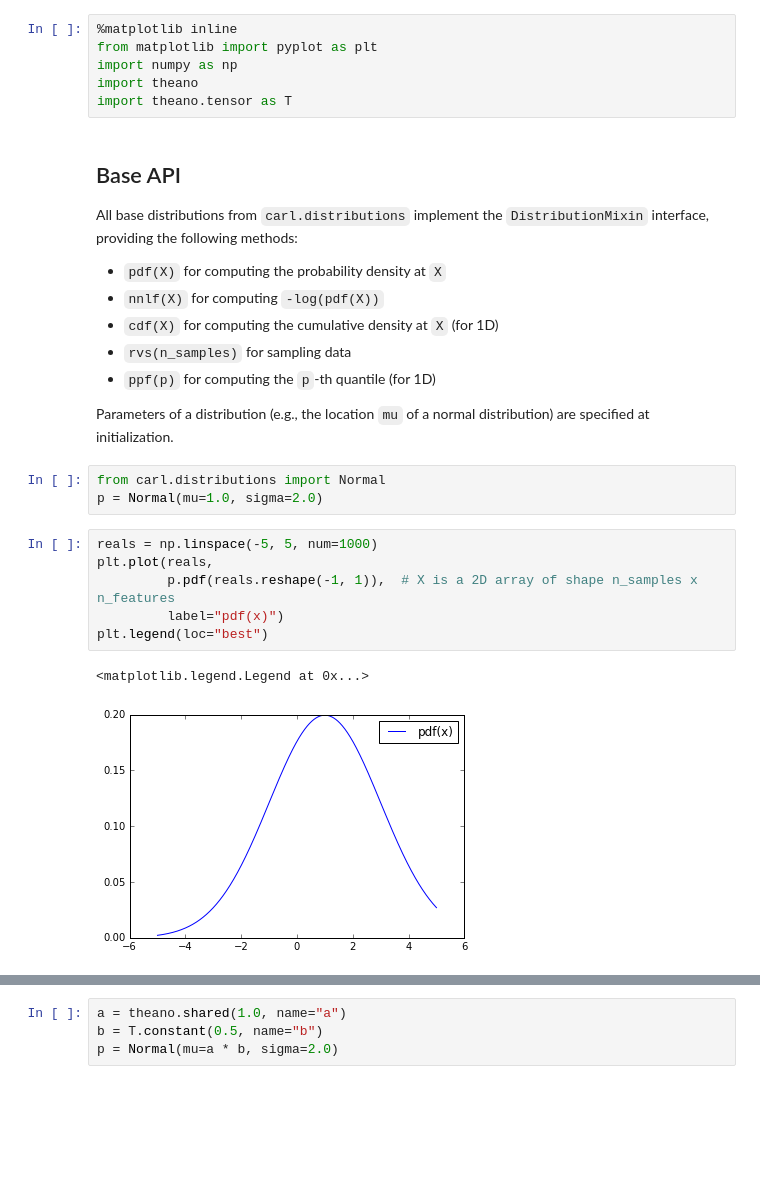
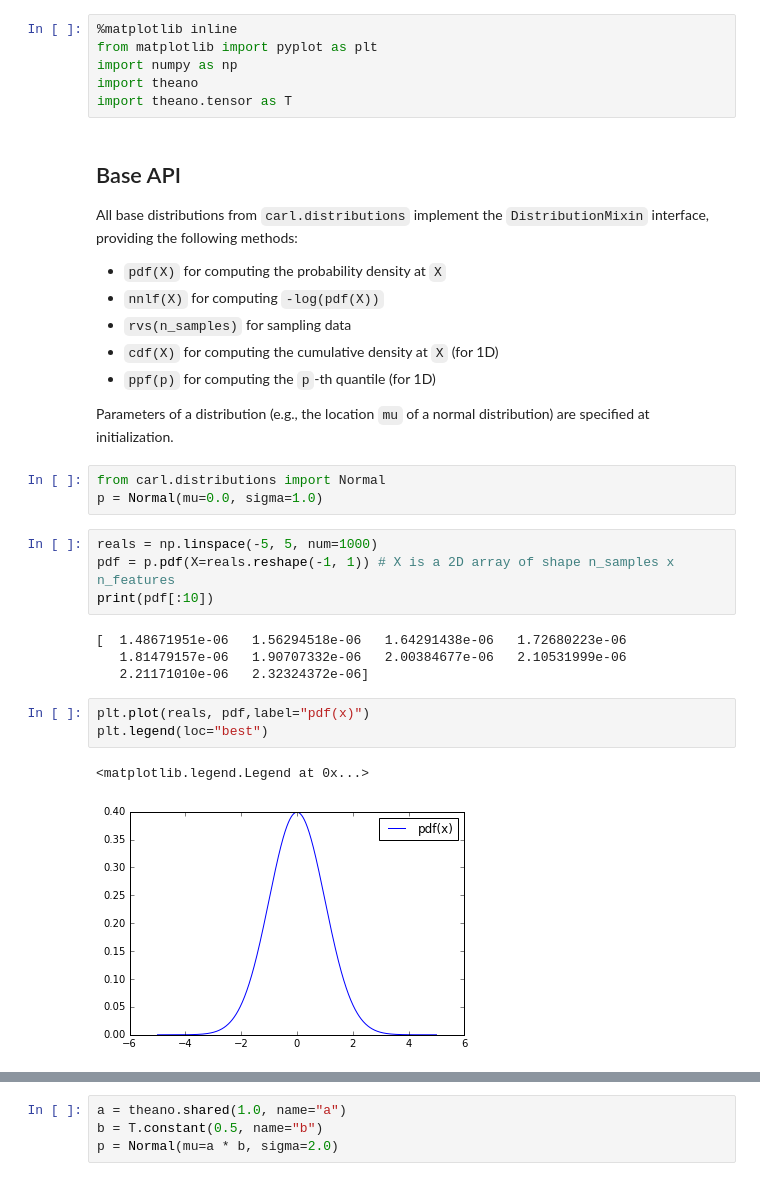
Before and after one commit to diana-hep/carl, a Jupyter notebook: examples/Composing and fitting distributions with Carl.ipynb, the cells around one changed output, grey strips where cells are left out. Cells and saved outputs as stored; diff of their text form; blank space fills up the shorter version.

```diff
--- a/examples/Composing and fitting distributions with Carl.ipynb
+++ b/examples/Composing and fitting distributions with Carl.ipynb
@@ -19,23 +19,28 @@ All base distributions from `carl.distributions` implement the `DistributionMixi
 
 - `pdf(X)` for computing the probability density at `X`
 - `nnlf(X)` for computing `-log(pdf(X))`
+- `rvs(n_samples)` for sampling data
 - `cdf(X)` for computing the cumulative density at `X` (for 1D)
-- `rvs(n_samples)` for sampling data
 - `ppf(p)` for computing the `p`-th quantile (for 1D)
 
 Parameters of a distribution (e.g., the location `mu` of a normal distribution) are specified at initialization.
 # %%
 from carl.distributions import Normal
-p = Normal(mu=1.0, sigma=2.0)
+p = Normal(mu=0.0, sigma=1.0)
 # %%
 reals = np.linspace(-5, 5, num=1000)
-plt.plot(reals,
-         p.pdf(reals.reshape(-1, 1)),  # X is a 2D array of shape n_samples x n_features
-         label="pdf(x)")
-plt.legend(loc="best")
+pdf = p.pdf(X=reals.reshape(-1, 1)) # X is a 2D array of shape n_samples x n_features
+print(pdf[:10])
 # %% [output]
-<matplotlib.legend.Legend at 0x...>
+[  1.48671951e-06   1.56294518e-06   1.64291438e-06   1.72680223e-06
+   1.81479157e-06   1.90707332e-06   2.00384677e-06   2.10531999e-06
+   2.21171010e-06   2.32324372e-06]
-[figure, removed]
+# %%
+plt.plot(reals, pdf,label="pdf(x)")
+plt.legend(loc="best")
+# %% [output]
+<matplotlib.legend.Legend at 0x...>
+[figure, added]
 # %%
 reals = np.linspace(-5, 5, num=1000)
 plt.plot(reals, p.nnlf(reals.reshape(-1, 1)), label="-log(pdf(x))")
```
Also changed, not shown: parts of 17 cells of this notebook, 1 other file.
